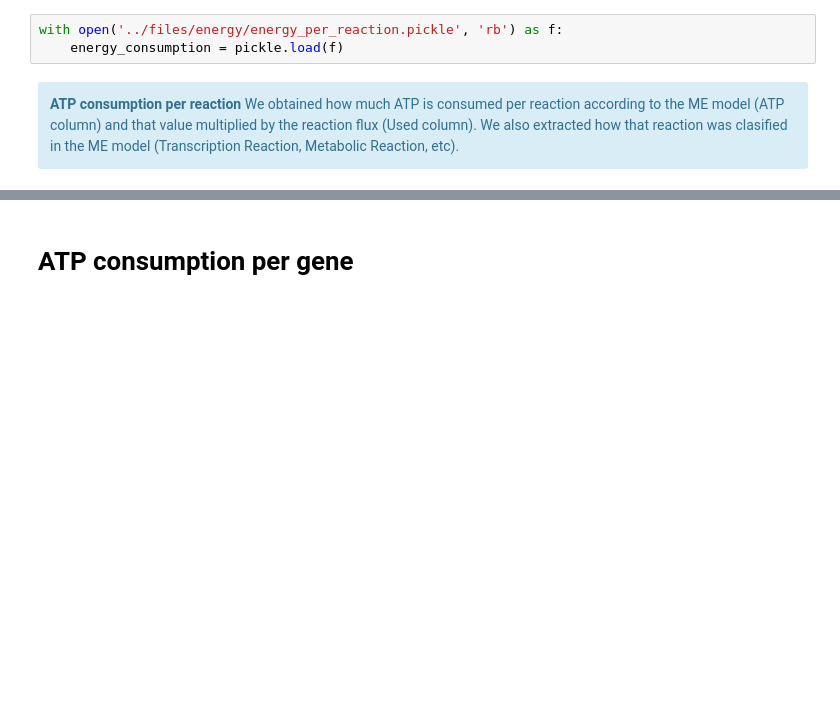
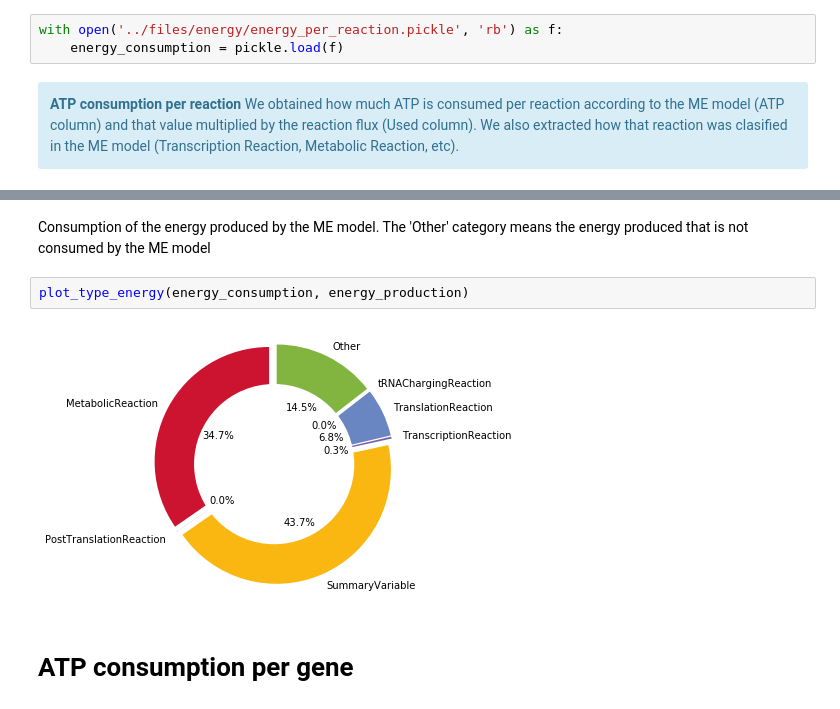
Before and after one commit to utrillalab/Cell_Resource_Minimization_Strategies, a Jupyter notebook: src/Energy.ipynb, the cells around one changed output, grey strips where cells are left out. Cells and saved outputs as stored; diff of their text form; blank space fills up the shorter version.

Commit message:
Plot per reaction type

```diff
--- a/src/Energy.ipynb
+++ b/src/Energy.ipynb
@@ -92,3 +97,9 @@ energy_consumption.head()
+# %% [markdown]
+Consumption of the energy produced by the ME model. The 'Other' category means the energy produced that is not consumed by the ME model
+# %%
+plot_type_energy(energy_consumption, energy_production)
+# %% [output]
+[figure, added]
 # %% [markdown]
 # ATP consumption per gene <a class="anchor" id="ATP_gene"></a>
 # %% [markdown]
```
Also changed, not shown: parts of 35 cells of this notebook, 1 other file.
